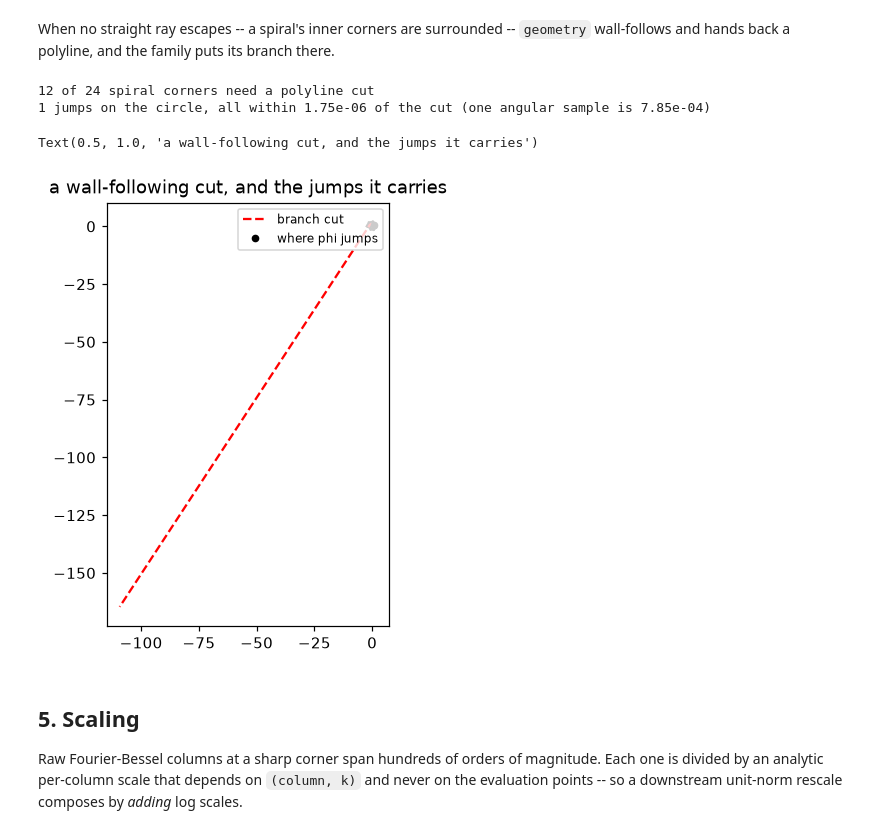
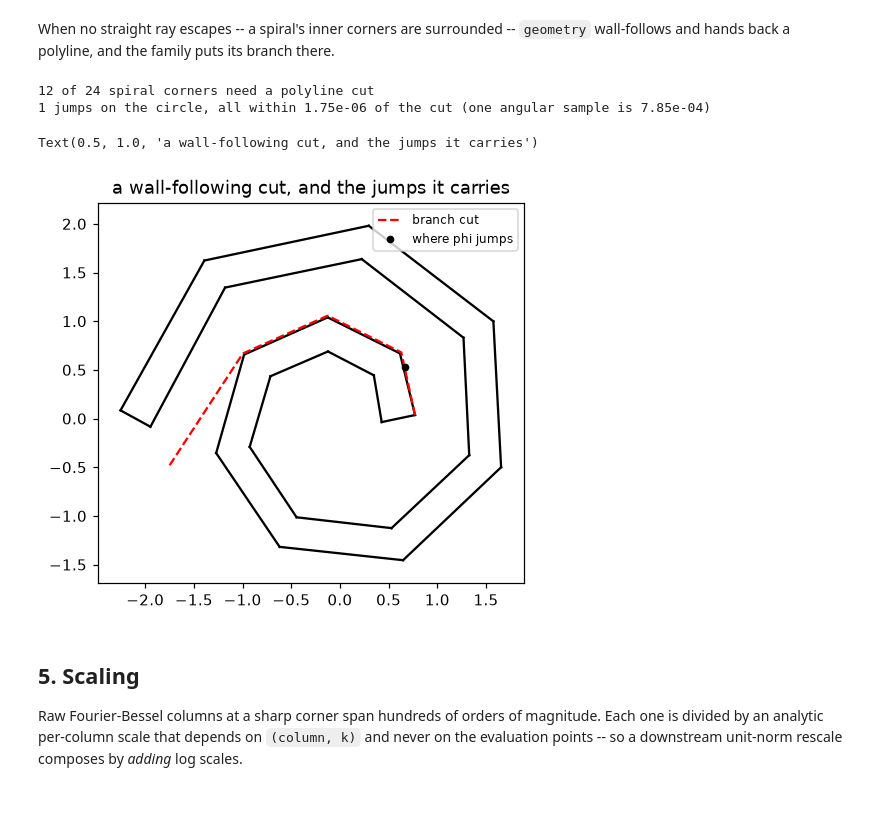
Before and after one commit to hjrrockies/chladni, a Jupyter notebook: examples/helmholtz_tour.ipynb, the cells around one changed output. Drawn from its saved outputs; the diff is of its cells as text; code cells hidden in the pictures; blank space fills up the shorter version.

```diff
--- a/examples/helmholtz_tour.ipynb
+++ b/examples/helmholtz_tour.ipynb
@@ -188,35 +188,43 @@ with warnings.catch_warnings():
 walled = [c for c in sp.corners if c.branch_vertices]
 print(f"{len(walled)} of {len(sp.corners)} spiral corners need a polyline cut")
 
 c = walled[0]
 sfam = FourierBessel.at_corner(c, n=1, domain=sp)
 rho, n = 0.5, 4000
 a = np.linspace(0, 2 * np.pi, n, endpoint=False)
 z = c.z + rho * np.exp(1j * a)
 jumps = np.nonzero(np.abs(np.diff(sfam.at(z).phi)) > np.pi)[0]
 
+# Long, for the distance test below: the cut has to be followed all the way out.
 path = c.branch_path(50 * sp.diameter)
 mid = 0.5 * (z[jumps] + z[jumps + 1])
 p0, p1 = path[:-1], path[1:]
 d = p1 - p0
 t = np.clip(((mid[:, None] - p0).real * d.real
              + (mid[:, None] - p0).imag * d.imag) / np.abs(d) ** 2, 0, 1)
 off = np.abs(mid[:, None] - (p0 + t * d)).min(axis=1).max()
 print(f"{len(jumps)} jumps on the circle, all within {off:.2e} of the cut "
       f"(one angular sample is {rho * 2 * np.pi / n:.2e})")
 assert off < 2 * rho * 2 * np.pi / n
 
+# Short, for the picture: the cut runs to infinity, and drawing it that way just shrinks
+# the spiral to a dot in the corner of the axes.
 fig, ax = plt.subplots(figsize=(5, 5))
 P.plot_domain(sp, ax=ax, fill=False)
-ax.plot(path.real, path.imag, "r--", lw=1.5, label="branch cut")
+drawn = c.branch_path(0.35 * sp.diameter)
+ax.plot(drawn.real, drawn.imag, "r--", lw=1.5, label="branch cut")
 ax.plot(mid.real, mid.imag, "ko", ms=4, label="where phi jumps")
+lo, hi = sp.bbox
+pad = 0.06 * max(hi.real - lo.real, hi.imag - lo.imag)
+ax.set_xlim(lo.real - pad, hi.real + pad)
+ax.set_ylim(lo.imag - pad, hi.imag + pad)
 ax.set_aspect("equal"); ax.legend(loc="upper right", fontsize=8)
 ax.set_title("a wall-following cut, and the jumps it carries")
 # %% [output]
 12 of 24 spiral corners need a polyline cut
 1 jumps on the circle, all within 1.75e-06 of the cut (one angular sample is 7.85e-04)
 Text(0.5, 1.0, 'a wall-following cut, and the jumps it carries')
-[figure, old version]
+[figure, new version]
 # %% [markdown]
 ## 5. Scaling
 
```
Also changed, not shown: parts of 1 cell of this notebook.
